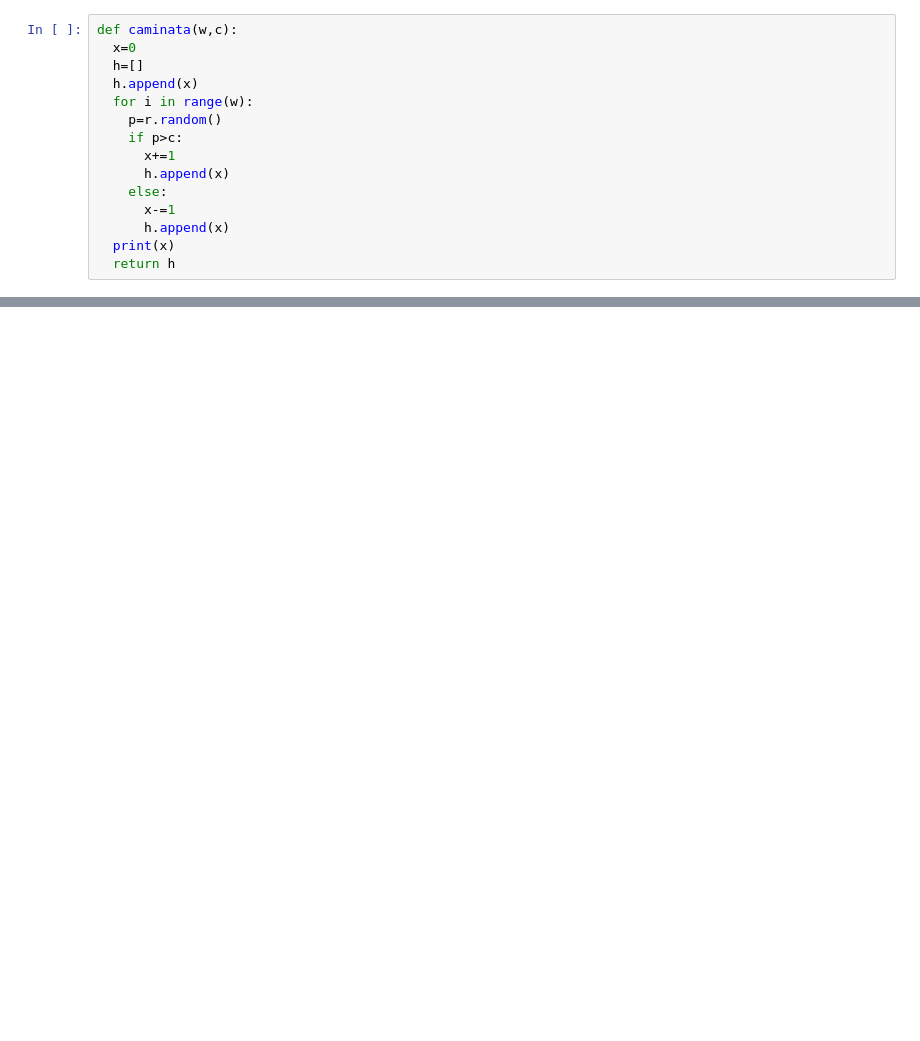
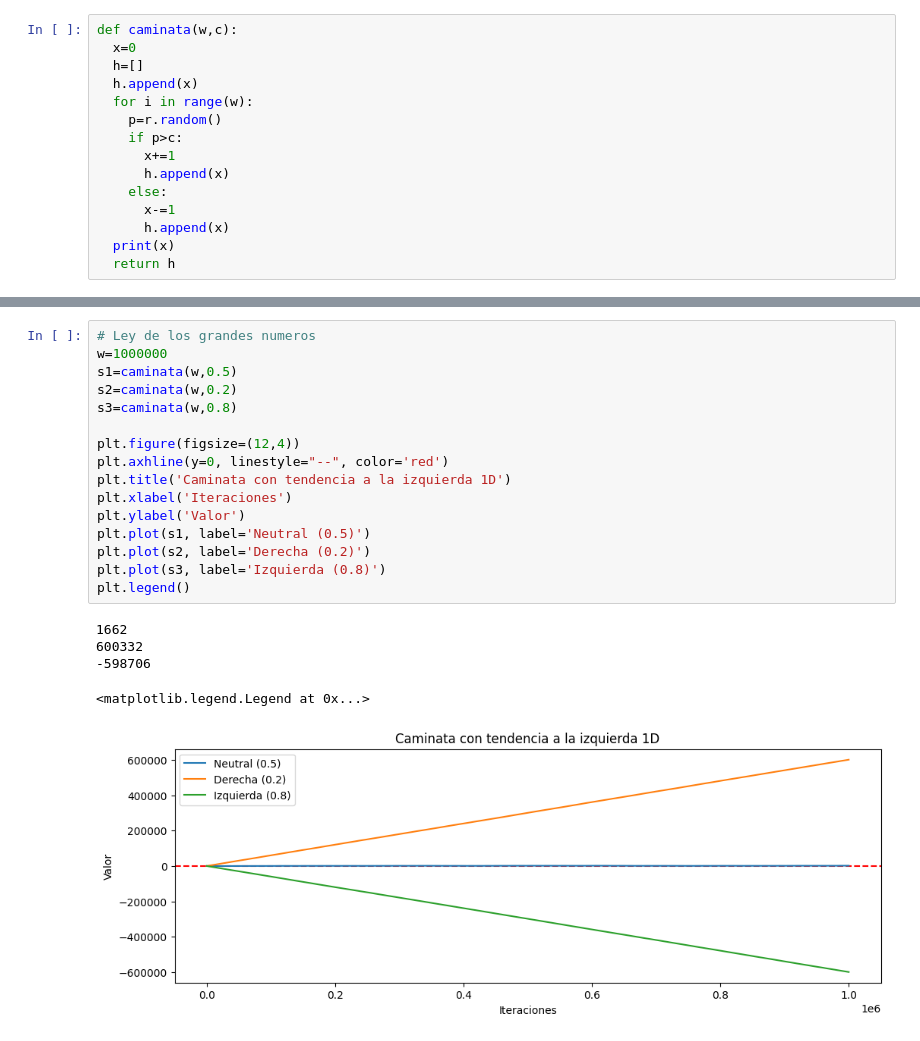
Before and after one commit to Lu1sV1rus/Estocasticos, a Jupyter notebook: Caminata_aleatoria_1D.ipynb, the cells around one changed output, grey strips where cells are left out. Drawn from its saved outputs; the diff is of its cells as text; blank space fills up the shorter version.

```diff
--- a/Caminata_aleatoria_1D.ipynb
+++ b/Caminata_aleatoria_1D.ipynb
@@ -51,0 +378,22 @@ plt.plot(s1)
+# %%
+# Ley de los grandes numeros
+w=1000000
+s1=caminata(w,0.5)
+s2=caminata(w,0.2)
+s3=caminata(w,0.8)
+
+plt.figure(figsize=(12,4))
+plt.axhline(y=0, linestyle="--", color='red')
+plt.title('Caminata con tendencia a la izquierda 1D')
+plt.xlabel('Iteraciones')
+plt.ylabel('Valor')
+plt.plot(s1, label='Neutral (0.5)')
+plt.plot(s2, label='Derecha (0.2)')
+plt.plot(s3, label='Izquierda (0.8)')
+plt.legend()
+# %% [output]
+1662
+600332
+-598706
+<matplotlib.legend.Legend at 0x...>
+[figure, added]
```
Also changed, not shown: parts of 15 cells of this notebook.
